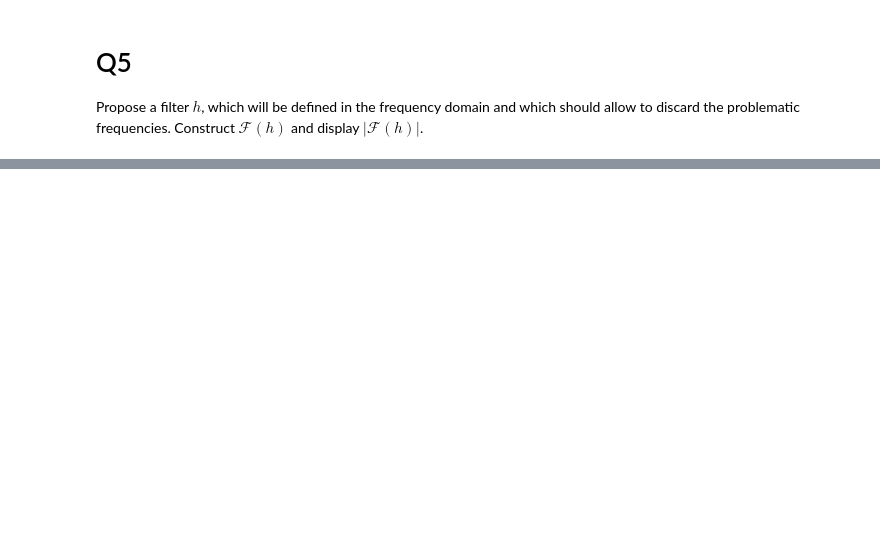
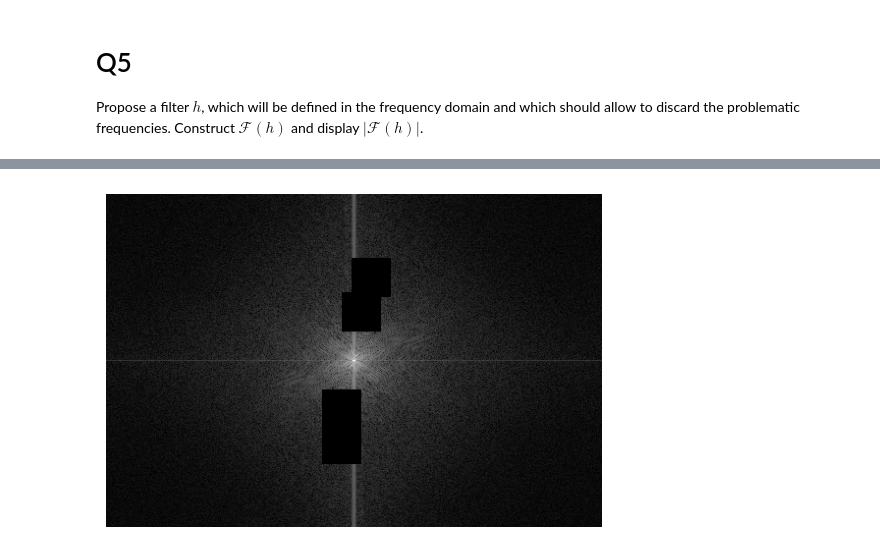
Before and after one commit to kkasra12/uni_lu_signal_processing, a Jupyter notebook: Hw.ipynb, the cells around one changed output, grey strips where cells are left out. Drawn from its saved outputs; the diff is of its cells as text; code cells hidden in the pictures; blank space fills up the shorter version.

```diff
--- a/Hw.ipynb
+++ b/Hw.ipynb
@@ -123,0 +132,8 @@ plt.show()
+# %%
+filtered = img_fft * h
+filtered_amp = np.log1p(np.abs(filtered))
+plt.imshow(filtered_amp, cmap='gray')
+plt.axis('off')
+plt.show()
+# %% [output]
+[figure, added]
```
Also changed, not shown: parts of 12 cells of this notebook, 2 other files.
